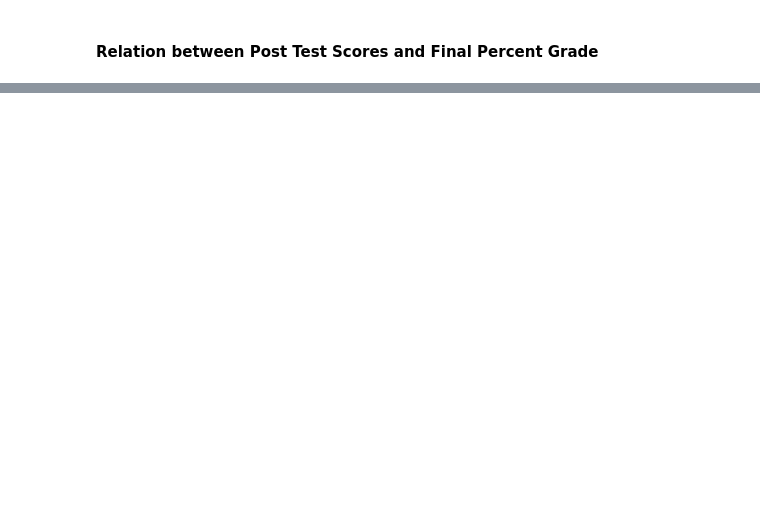
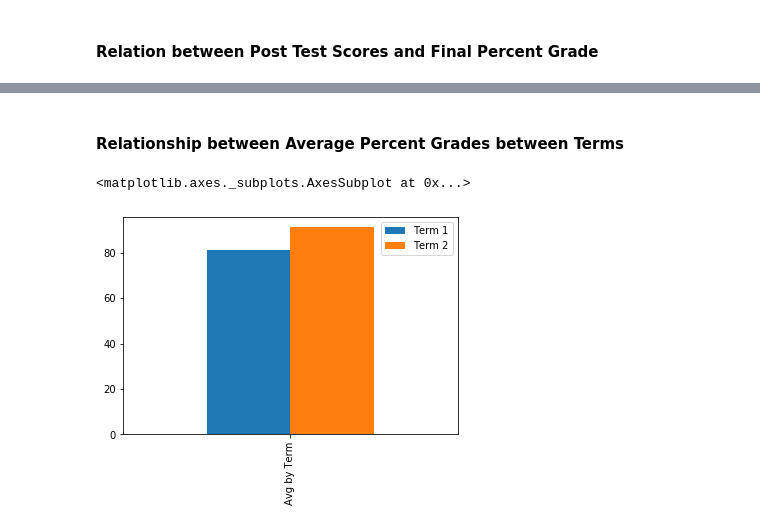
Before and after one commit to xavierdms/data-analysis-assignment, a Jupyter notebook: Writeup.ipynb, the cells around one changed output, grey strips where cells are left out. Drawn from its saved outputs; the diff is of its cells as text; code cells hidden in the pictures; blank space fills up the shorter version.

```diff
--- a/Writeup.ipynb
+++ b/Writeup.ipynb
@@ -67,0 +90,18 @@ df = pd.DataFrame({'Pre Test': pre_sc['Test Score'],
+# %% [markdown]
+#### Relationship between Average Percent Grades between Terms
+# %%
+term_1 =  pd.DataFrame(data[(data['Term']==1)])
+term_1_reduced = pd.DataFrame(term_1[term_1['Participant Code'].isin(codes)])
+term_1_reduced.drop_duplicates(subset ="Participant Code", keep = "first", inplace = True)
+
+
+term_2 =  pd.DataFrame(data[(data['Term']==2)])
+term_2_reduced = pd.DataFrame(term_2[term_2['Participant Code'].isin(codes)])
+term_2_reduced.drop_duplicates(subset ="Participant Code", keep = "first", inplace = True)
+
+
+avgs_term = pd.DataFrame({'Term 1': term_1_reduced['PercentGrade'].mean(), 'Term 2' : term_2_reduced['PercentGrade'].mean()}, index=['Avg by Term'])
+avgs_term.plot.bar()
+# %% [output]
+<matplotlib.axes._subplots.AxesSubplot at 0x...>
+[figure, added]
```
Also changed, not shown: parts of 11 cells of this notebook, 4 other files.
